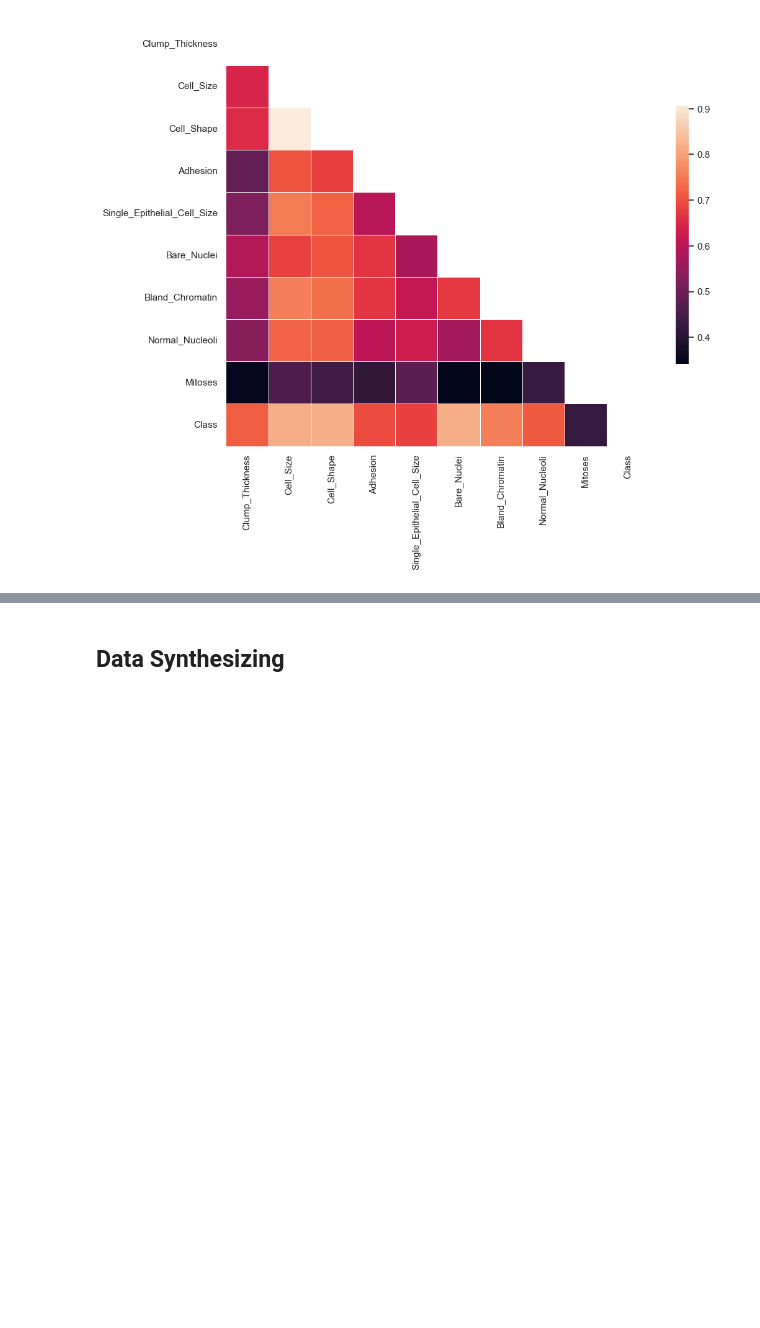
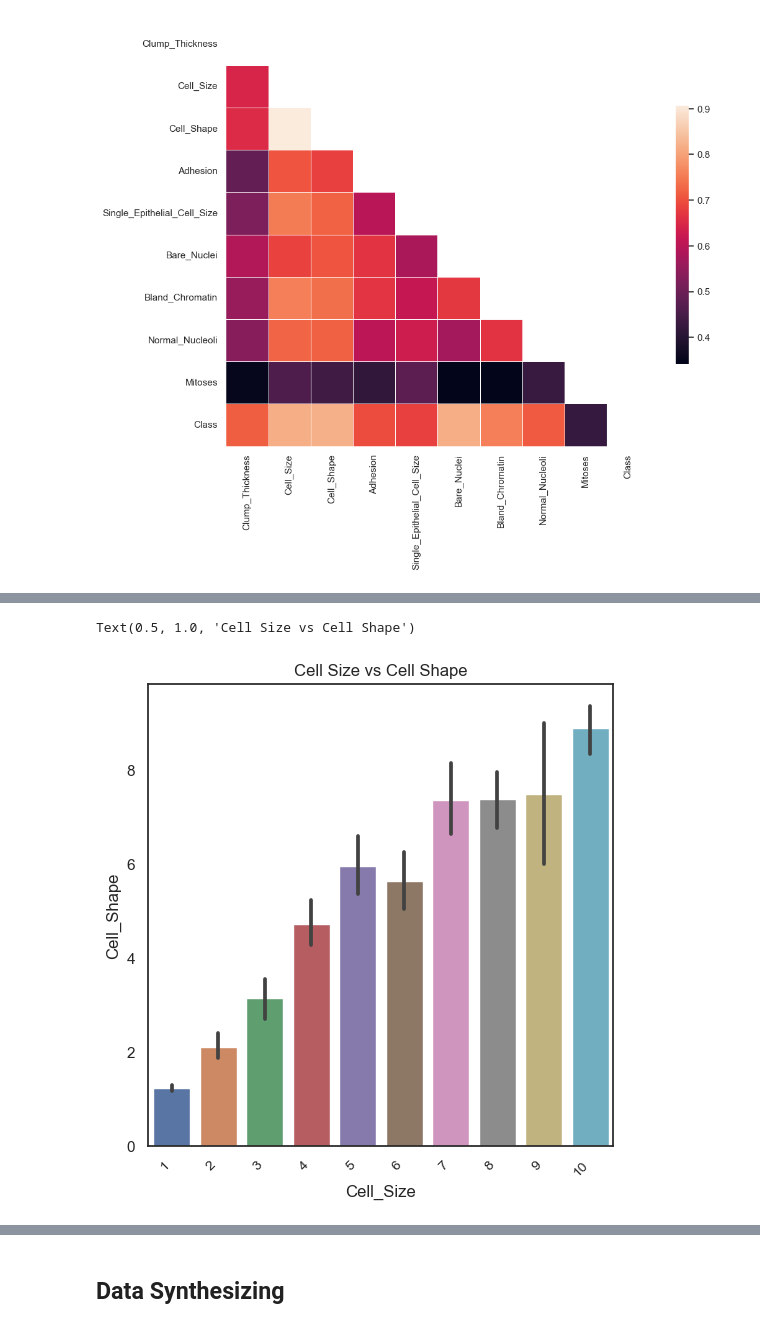
Before and after one commit to SeanE15/Programming_for_data_analysis_II, a Jupyter notebook: Assignment_2_PfDA.ipynb, the cells around one changed output, grey strips where cells are left out. Cells and saved outputs as stored; diff of their text form; code cells hidden in the pictures; blank space fills up the shorter version.

```diff
--- a/Assignment_2_PfDA.ipynb
+++ b/Assignment_2_PfDA.ipynb
@@ -244,0 +248,8 @@ sns.pairplot(data=corr,  diag_kind = 'kde')
+# %%
+fig = plt.figure(figsize = (6,6))
+sns.barplot(x ='Cell_Size', y = 'Cell_Shape', data = df)
+plt.xticks(rotation = 45, horizontalalignment='right',fontweight='light', fontsize='small')
+plt.title('Cell Size vs Cell Shape')
+# %% [output]
+Text(0.5, 1.0, 'Cell Size vs Cell Shape')
+[figure, added]
```
Also changed, not shown: parts of 13 cells of this notebook.
